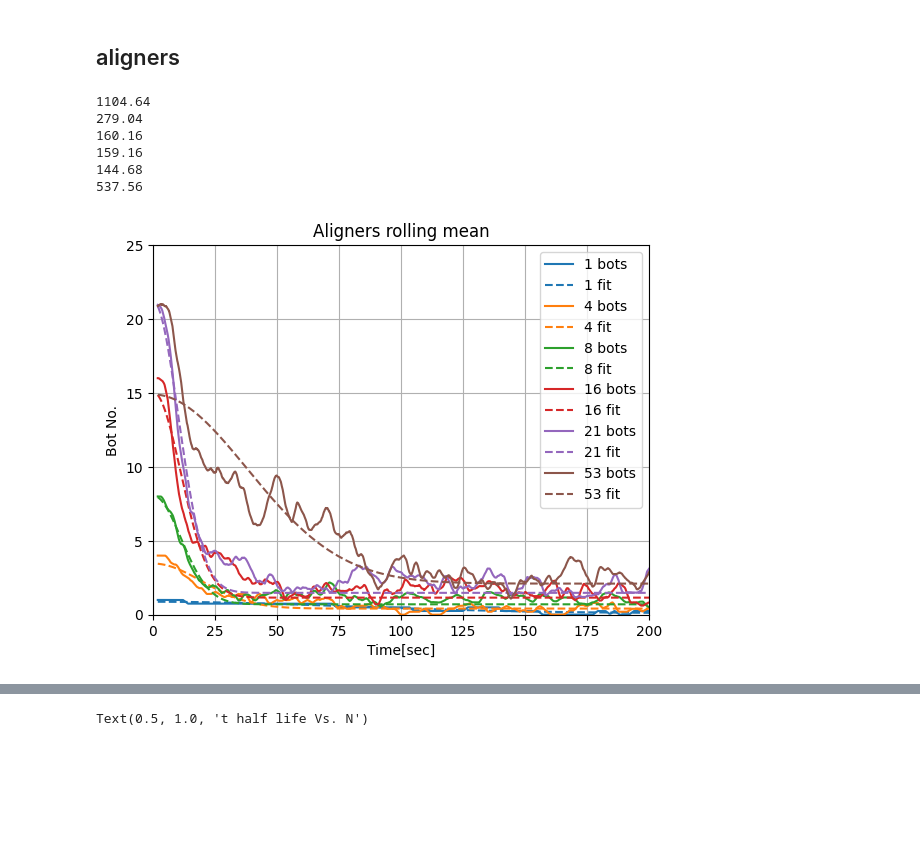
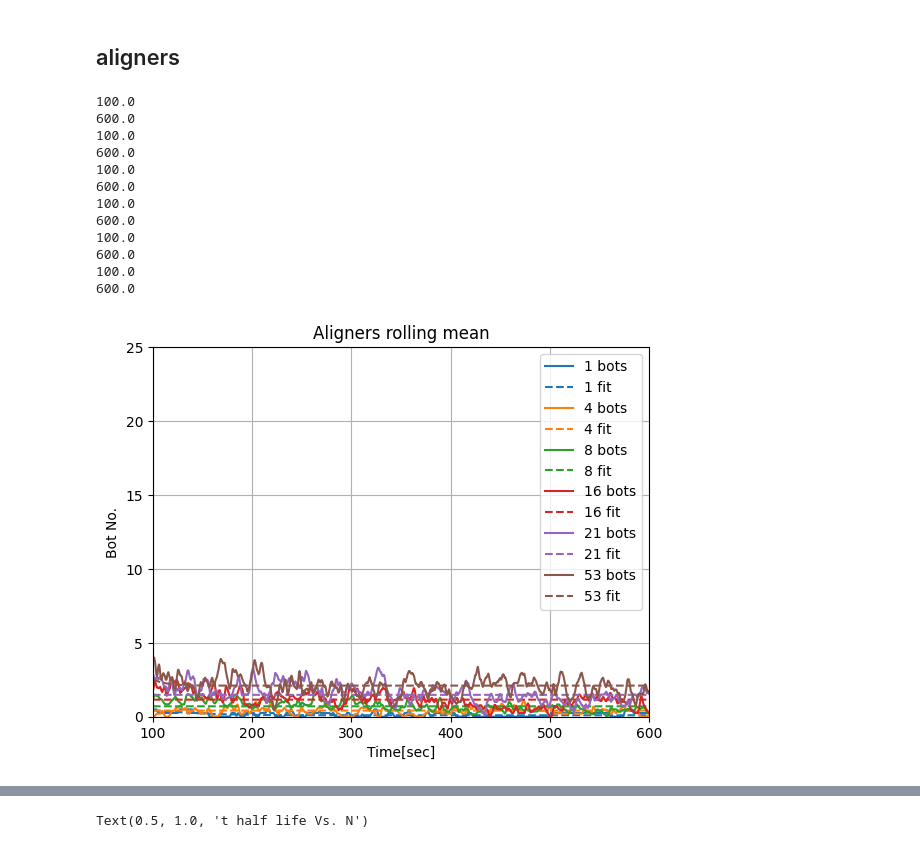
Before and after one commit to complex-lab/robotic_swarms, a Jupyter notebook: bots_number_per_frame.ipynb, the cells around one changed output, grey strips where cells are left out. Cells and saved outputs as stored; diff of their text form; code cells hidden in the pictures; blank space fills up the shorter version.

```diff
--- a/bots_number_per_frame.ipynb
+++ b/bots_number_per_frame.ipynb
@@ -322,8 +342,12 @@ for i in Ns:
     cond_half_data=fronters_count_mean_window[cond_half]
     t_half_life=popt[1]*np.sqrt(np.log(2))
 
-    kissingStart = int(t_half_life*25*3)
-    kissingStop = int(t_half_life*25*12)
+    #kissingStart = int(t_half_life*25*3)
+    kissingStart = 2500
+    kissingStop = 15000
+    #kissingStop = 20000
+    #kissingStop = int(t_half_life*25*12)
+    print(kissingStart/25)
     print(kissingStop/25)
     Kss_data=fronters_count_mean_window.iloc[kissingStart:kissingStop]
     ksss_fron.append(Kss_data.mean())
@@ -350,6 +374,7 @@ plt.title('Fronters rolling mean')
 plt.xlabel('Time[sec]')
 plt.ylabel('Bot No.')
     #ax.errorbar(list(range(0,len(fronters_count_mean_window))),fronters_count_mean_window,yerr=fronters_count_std_window,ecolor='yellow',color='olive',alpha=0.9)
-plt.axis([0,1.5E2,0,25])
+#plt.axis([0,1.5E3,0,25])
+plt.axis([kissingStart/25,kissingStop/25,0,25])
 plt.grid()
 # %% [output]
@@ -418,45 +449,55 @@ for i in [1,4,8,16,21,53]:
     cond_half=alingers_count_mean_window<=(i/2)
     cond_half_data=alingers_count_mean_window[cond_half]
     t_half_life=popt[1]*np.sqrt(np.log(2))
-    kissingStart = int(t_half_life*25*3)
-    kissingStop = int(t_half_life*25*12)
+    #kissingStart = int(t_half_life*25*3)
+    kissingStart = 2500
+    kissingStop = 15000
+    #kissingStop = int(t_half_life*25*12)
+    print(kissingStart/25)
     print(kissingStop/25)
     Kss_data=alingers_count_mean_window.iloc[kissingStart:kissingStop]
     ksss_align.append(Kss_data.mean())
     ksss_err_align.append(Kss_data.std()/2)
     half_time_align.append(popt[1]*np.sqrt(np.log(2)))
     half_time_err_align.append(perr[1]*np.sqrt(np.log(2)))
     ax.legend()
     file_path=path+'\\results\\aligners\\{}_bots'.format(i)
     isExist = os.path.exists(file_path)
     if not isExist:
 
    # Create a new directory because it does not exist
         os.makedirs(file_path)
     data_fit['t']=t
     data_fit['fronters_count']=fronters_count_mean_window
     data_fit['fit']=expShift(t,*popt)
     data_fit.to_csv(file_path+'\\data_fit.csv'.format(i))
     popt.tofile(file_path+'\\popt.csv'.format(i))
     p0.tofile(file_path+'\\p0.csv'.format(i))
     pcov.tofile(file_path+'\\pcov.csv'.format(i))
     corr.tofile(file_path+'\\corr.csv'.format(i))
     data_fit=pd.DataFrame()
 
 plt.title('Aligners rolling mean')
 plt.xlabel('Time[sec]')
 plt.ylabel('Bot No.')
     #ax.errorbar(list(range(0,len(fronters_count_mean_window))),fronters_count_mean_window,yerr=fronters_count_std_window,ecolor='yellow',color='olive',alpha=0.9)
-plt.axis([0,2E2,0,25])
+#plt.axis([0,2E2,0,25])
+plt.axis([kissingStart/25,kissingStop/25,0,25])
 plt.grid()
 # %% [output]
-1104.64
-279.04
-160.16
-159.16
-144.68
-537.56
+100.0
+600.0
+100.0
+600.0
+100.0
+600.0
+100.0
+600.0
+100.0
+600.0
+100.0
+600.0
-[figure, old version]
+[figure, new version]
 # %%
 path_figure=path+'\\results'
 fig = plt.figure()
```
Also changed, not shown: parts of 10 cells of this notebook.
